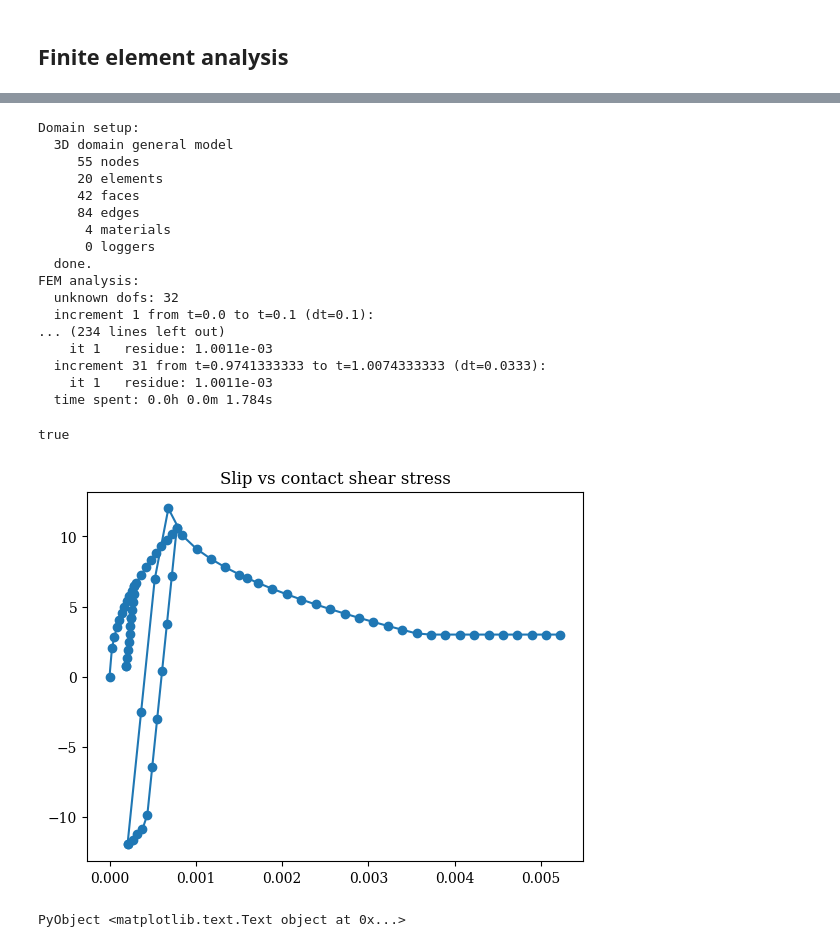
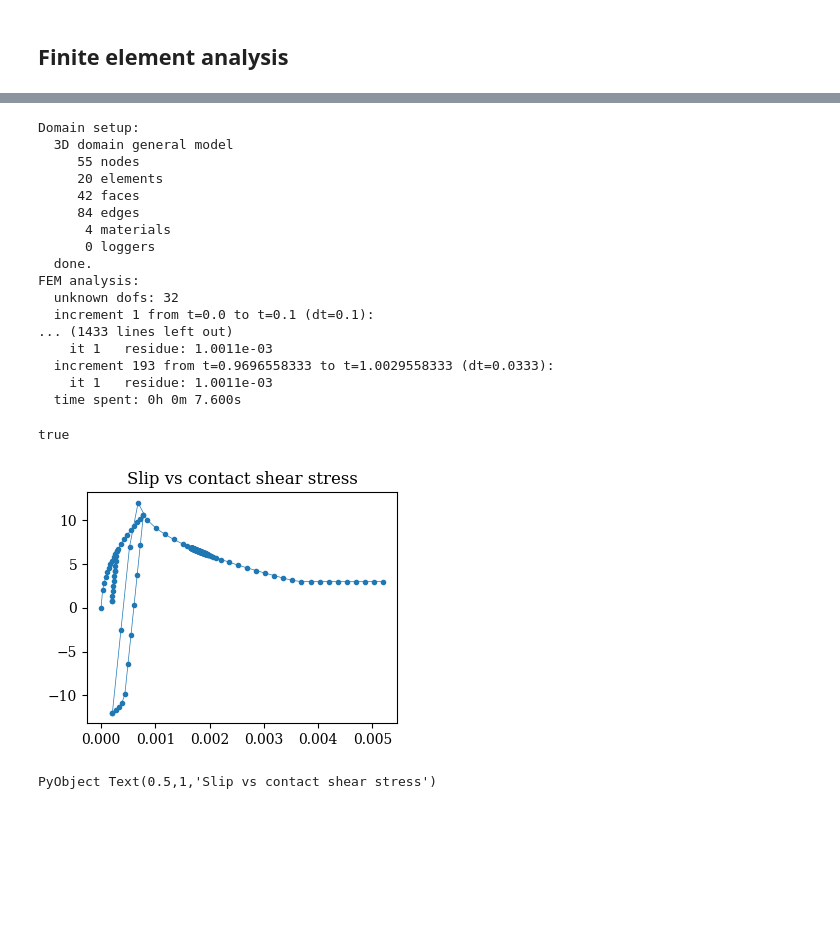
Before and after one commit to NumSoftware/Amaru.jl, a Jupyter notebook: notebooks/pull out test.ipynb, the cells around one changed output, grey strips where cells are left out. Drawn from its saved outputs; the diff is of its cells as text; code cells hidden in the pictures; blank space fills up the shorter version.

```diff
--- a/notebooks/pull out test.ipynb
+++ b/notebooks/pull out test.ipynb
@@ -118,25 +121,25 @@ dom = Domain(msh, mats);
 
 log_tip     = Logger(:node, "tip")
 log_jnt_ip  = Logger(first(dom.elems[:joints1d][:ips][:(y>5.8)]))
-log_jnt_ips = GroupLogger(sort!(dom.elems[:joints1d][:ips], by=get_y))
+log_jnt_ips = IpGroupLogger(sort!(dom.elems[:joints1d][:ips], by=get_y))
 logs = [ log_tip, log_jnt_ip, log_jnt_ips ]
 setlogger!(dom, logs);
 
 # Solving
-bc1 = BC(:node, "fixed_points", :(ux=0, uy=0, uz=0))
-bc2 = BC(:node, "tip", :(uy=+0.0003))
+bc1 = NodeBC("fixed_points", :(ux=0, uy=0, uz=0))
+bc2 = NodeBC("tip", :(uy=+0.0003))
 solve!(dom, [bc1, bc2], nincs=10, autoinc=true, verbose=true)
 
-bc2 = BC(:node, "tip", :(uy=-0.0001))
+bc2 = NodeBC("tip", :(uy=-0.0001))
 solve!(dom, [bc1, bc2], nincs=10, autoinc=true, verbose=true)
 
-bc2 = BC(:node, "tip", :(uy=+0.0006))
+bc2 = NodeBC("tip", :(uy=+0.0006))
 solve!(dom, [bc1, bc2], nincs=10, autoinc=true, verbose=true)
 
-bc2 = BC(:node, "tip", :(uy=-0.0006))
+bc2 = NodeBC("tip", :(uy=-0.0006))
 solve!(dom, [bc1, bc2], nincs=10, autoinc=true, verbose=true)
 
-bc2 = BC(:node, "tip", :(uy=+0.005))
+bc2 = NodeBC("tip", :(uy=+0.005))
 solve!(dom, [bc1, bc2], nincs=30, autoinc=true, verbose=true)
 # %% [output]
 Domain setup:
@@ -151,18 +154,18 @@ Domain setup:
 FEM analysis:
   unknown dofs: 32
   increment 1 from t=0.0 to t=0.1 (dt=0.1):
-... (234 lines left out)
+... (1433 lines left out)
     it 1   residue: 1.0011e-03
-  increment 31 from t=0.9741333333 to t=1.0074333333 (dt=0.0333):
+  increment 193 from t=0.9696558333 to t=1.0029558333 (dt=0.0333):
     it 1   residue: 1.0011e-03
-  time spent: 0.0h 0.0m 1.784s
+  time spent: 0h 0m 7.600s
 true
 # %%
 # Plotting
 
 tab = log_jnt_ip.table
-plot(tab[:ur], tab[:tau], marker="o");
+plot(tab[:ur], tab[:tau], marker="o", ms=3);
 title("Slip vs contact shear stress")
 # %% [output]
-[figure, old version]
+[figure, new version]
-PyObject <matplotlib.text.Text object at 0x...>
+PyObject Text(0.5,1,'Slip vs contact shear stress')
```
Also changed, not shown: parts of 6 cells of this notebook, 42 other files.
